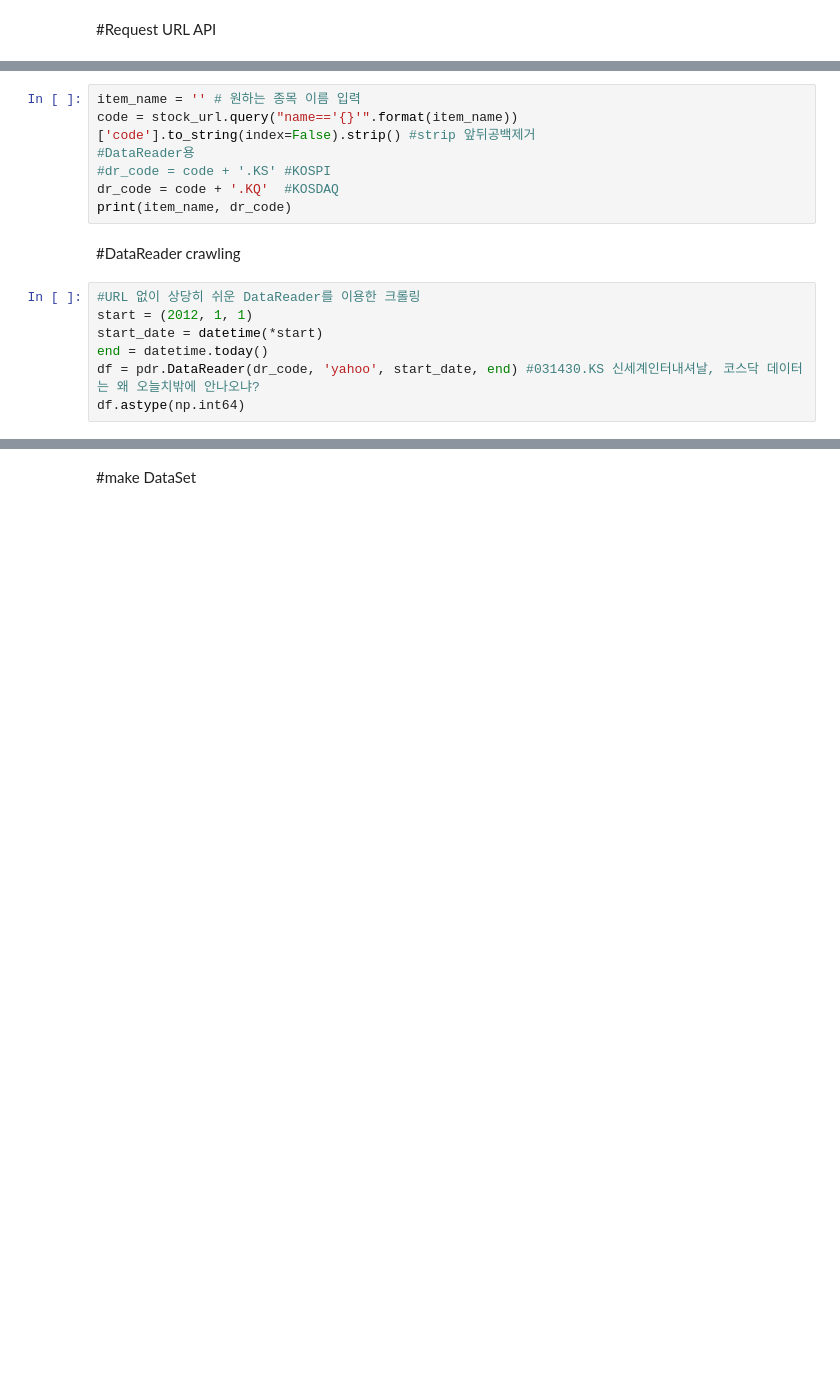
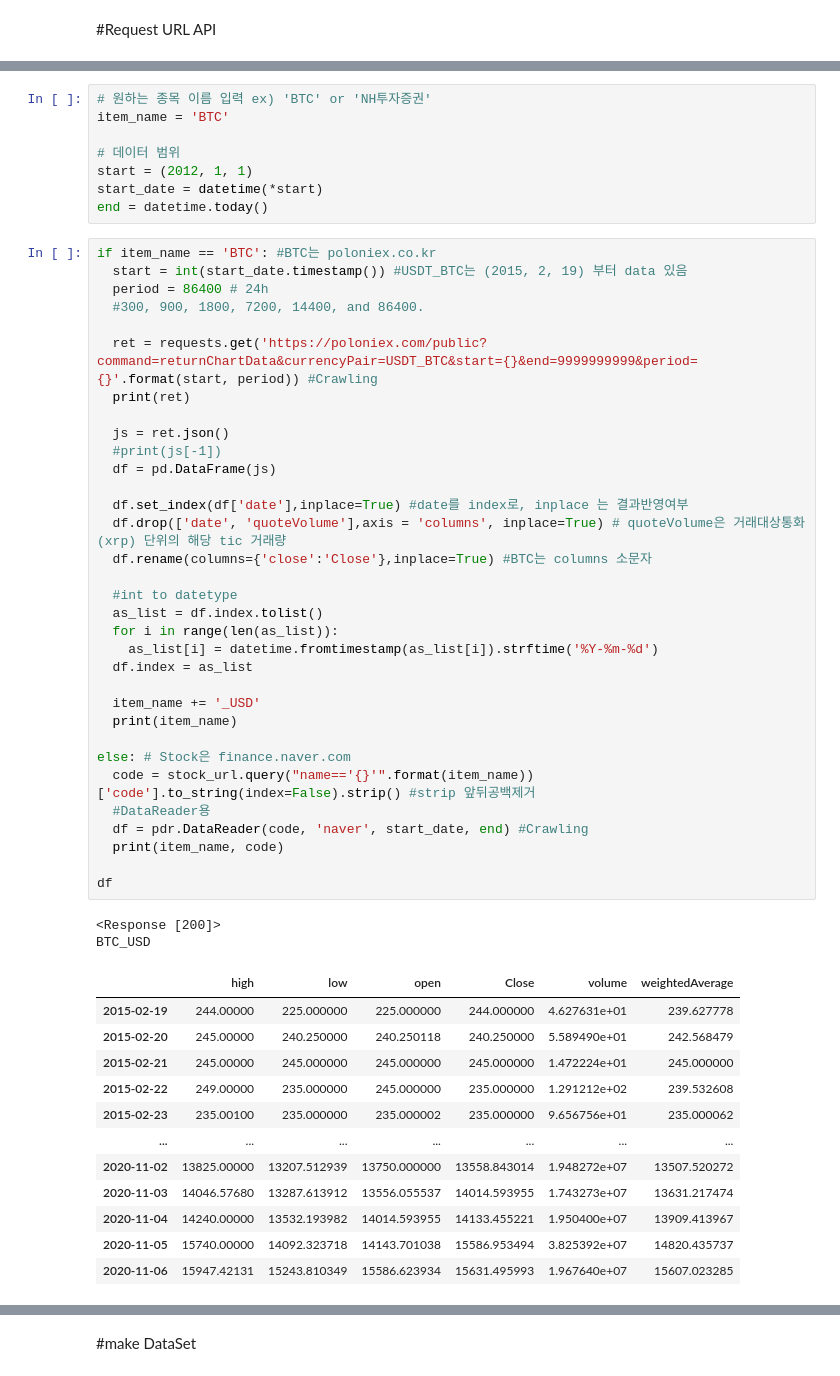
Before and after one commit to csgm2328/Emily, a Jupyter notebook: LSTM_Prediction.ipynb, the cells around one changed output, grey strips where cells are left out. Cells and saved outputs as stored; diff of their text form; blank space fills up the shorter version.

```diff
--- a/LSTM_Prediction.ipynb
+++ b/LSTM_Prediction.ipynb
@@ -30,19 +54,59 @@ stock_url = pd.read_html('http://kind.krx.co.kr/corpgeneral/corpList.do?method=d
 stock_url.종목코드 = stock_url.종목코드.map('{:06d}'.format)
 stock_url = stock_url[['회사명', '종목코드']]
 stock_url = stock_url.rename(columns={'회사명':'name', '종목코드':'code'})
-# %%
-item_name = '' # 원하는 종목 이름 입력
-code = stock_url.query("name=='{}'".format(item_name))['code'].to_string(index=False).strip() #strip 앞뒤공백제거
-#DataReader용
-#dr_code = code + '.KS' #KOSPI
-dr_code = code + '.KQ'  #KOSDAQ
-print(item_name, dr_code)
-# %% [markdown]
-#DataReader crawling
-# %%
-#URL 없이 상당히 쉬운 DataReader를 이용한 크롤링
-start = (2012, 1, 1)
-start_date = datetime(*start)
-end = datetime.today()
-df = pdr.DataReader(dr_code, 'yahoo', start_date, end) #031430.KS 신세계인터내셔날, 코스닥 데이터는 왜 오늘치밖에 안나오냐?
-df.astype(np.int64)
+# %%
+# 원하는 종목 이름 입력 ex) 'BTC' or 'NH투자증권'
+item_name = 'BTC'
+
+# 데이터 범위
+start = (2012, 1, 1)
+start_date = datetime(*start)
+end = datetime.today()
+# %%
+if item_name == 'BTC': #BTC는 poloniex.co.kr
+  start = int(start_date.timestamp()) #USDT_BTC는 (2015, 2, 19) 부터 data 있음
+  period = 86400 # 24h
+  #300, 900, 1800, 7200, 14400, and 86400.
+
+  ret = requests.get('https://poloniex.com/public?command=returnChartData&currencyPair=USDT_BTC&start={}&end=9999999999&period={}'.format(start, period)) #Crawling
+  print(ret)
+
+  js = ret.json()
+  #print(js[-1])
+  df = pd.DataFrame(js)
+
+  df.set_index(df['date'],inplace=True) #date를 index로, inplace 는 결과반영여부
+  df.drop(['date', 'quoteVolume'],axis = 'columns', inplace=True) # quoteVolume은 거래대상통화(xrp) 단위의 해당 tic 거래량
+  df.rename(columns={'close':'Close'},inplace=True) #BTC는 columns 소문자
+
+  #int to datetype
+  as_list = df.index.tolist()
+  for i in range(len(as_list)):
+    as_list[i] = datetime.fromtimestamp(as_list[i]).strftime('%Y-%m-%d')
+  df.index = as_list
+
+  item_name += '_USD'
+  print(item_name)
+
+else: # Stock은 finance.naver.com
+  code = stock_url.query("name=='{}'".format(item_name))['code'].to_string(index=False).strip() #strip 앞뒤공백제거
+  #DataReader용
+  df = pdr.DataReader(code, 'naver', start_date, end) #Crawling
+  print(item_name, code)
+
+df
+# %% [output]
+<Response [200]>
+BTC_USD
+|  | high | low | open | Close | volume | weightedAverage |
+| 2015-02-19 | 244.00000 | 225.000000 | 225.000000 | 244.000000 | 4.627631e+01 | 239.627778 |
+| 2015-02-20 | 245.00000 | 240.250000 | 240.250118 | 240.250000 | 5.589490e+01 | 242.568479 |
+| 2015-02-21 | 245.00000 | 245.000000 | 245.000000 | 245.000000 | 1.472224e+01 | 245.000000 |
+| 2015-02-22 | 249.00000 | 235.000000 | 245.000000 | 235.000000 | 1.291212e+02 | 239.532608 |
+| 2015-02-23 | 235.00100 | 235.000000 | 235.000002 | 235.000000 | 9.656756e+01 | 235.000062 |
+| ... | ... | ... | ... | ... | ... | ... |
+| 2020-11-02 | 13825.00000 | 13207.512939 | 13750.000000 | 13558.843014 | 1.948272e+07 | 13507.520272 |
+| 2020-11-03 | 14046.57680 | 13287.613912 | 13556.055537 | 14014.593955 | 1.743273e+07 | 13631.217474 |
+| 2020-11-04 | 14240.00000 | 13532.193982 | 14014.593955 | 14133.455221 | 1.950400e+07 | 13909.413967 |
+| 2020-11-05 | 15740.00000 | 14092.323718 | 14143.701038 | 15586.953494 | 3.825392e+07 | 14820.435737 |
+| 2020-11-06 | 15947.42131 | 15243.810349 | 15586.623934 | 15631.495993 | 1.967640e+07 | 15607.023285 |
```
Also changed, not shown: parts of 29 cells of this notebook.
